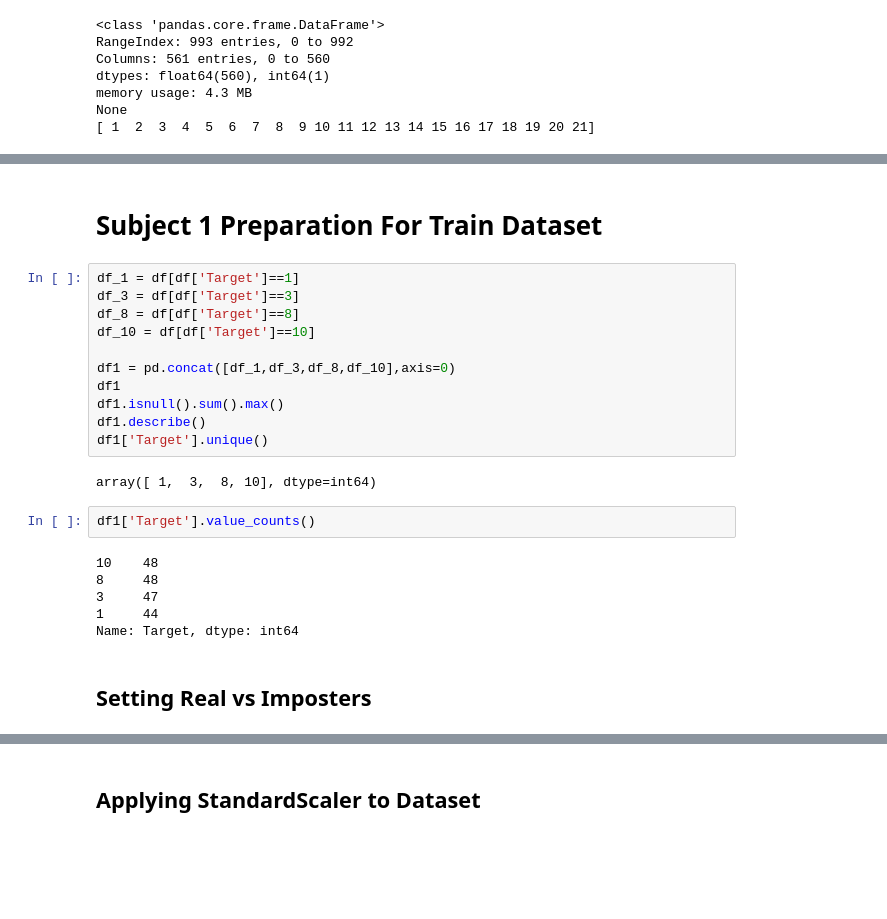
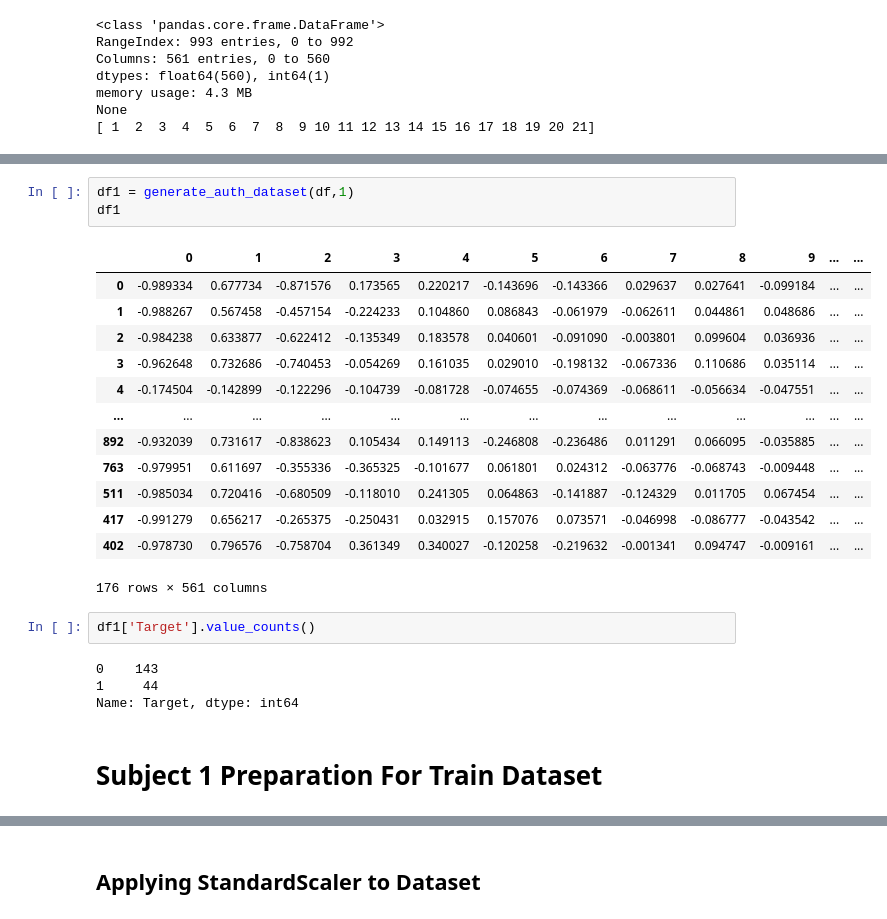
Before and after one commit to maigacribzz/EEG-Biometrics, a Jupyter notebook: Test_Biometrics.ipynb, the cells around one changed output, grey strips where cells are left out. Saved outputs shown, nothing was run; the diff lists cells and outputs as text; blank space fills up the shorter version.

```diff
--- a/Test_Biometrics.ipynb
+++ b/Test_Biometrics.ipynb
@@ -69,25 +79,25 @@ for _ in range(3):
+# %%
+df1 = generate_auth_dataset(df,1)
+df1
+# %% [output]
+|  | 0 | 1 | 2 | 3 | 4 | 5 | 6 | 7 | 8 | 9 | ... | ... |
+| 0 | -0.989334 | 0.677734 | -0.871576 | 0.173565 | 0.220217 | -0.143696 | -0.143366 | 0.029637 | 0.027641 | -0.099184 | ... | ... |
+| 1 | -0.988267 | 0.567458 | -0.457154 | -0.224233 | 0.104860 | 0.086843 | -0.061979 | -0.062611 | 0.044861 | 0.048686 | ... | ... |
+| 2 | -0.984238 | 0.633877 | -0.622412 | -0.135349 | 0.183578 | 0.040601 | -0.091090 | -0.003801 | 0.099604 | 0.036936 | ... | ... |
+| 3 | -0.962648 | 0.732686 | -0.740453 | -0.054269 | 0.161035 | 0.029010 | -0.198132 | -0.067336 | 0.110686 | 0.035114 | ... | ... |
+| 4 | -0.174504 | -0.142899 | -0.122296 | -0.104739 | -0.081728 | -0.074655 | -0.074369 | -0.068611 | -0.056634 | -0.047551 | ... | ... |
+| ... | ... | ... | ... | ... | ... | ... | ... | ... | ... | ... | ... | ... |
+| 892 | -0.932039 | 0.731617 | -0.838623 | 0.105434 | 0.149113 | -0.246808 | -0.236486 | 0.011291 | 0.066095 | -0.035885 | ... | ... |
+| 763 | -0.979951 | 0.611697 | -0.355336 | -0.365325 | -0.101677 | 0.061801 | 0.024312 | -0.063776 | -0.068743 | -0.009448 | ... | ... |
+| 511 | -0.985034 | 0.720416 | -0.680509 | -0.118010 | 0.241305 | 0.064863 | -0.141887 | -0.124329 | 0.011705 | 0.067454 | ... | ... |
+| 417 | -0.991279 | 0.656217 | -0.265375 | -0.250431 | 0.032915 | 0.157076 | 0.073571 | -0.046998 | -0.086777 | -0.043542 | ... | ... |
+| 402 | -0.978730 | 0.796576 | -0.758704 | 0.361349 | 0.340027 | -0.120258 | -0.219632 | -0.001341 | 0.094747 | -0.009161 | ... | ... |
+176 rows × 561 columns
+# %%
+df1['Target'].value_counts()
+# %% [output]
+0    143
+1     44
+Name: Target, dtype: int64
 # %% [markdown]
 # Subject 1 Preparation For Train Dataset
-# %%
-df_1 = df[df['Target']==1]
-df_3 = df[df['Target']==3]
-df_8 = df[df['Target']==8]
-df_10 = df[df['Target']==10]
-
-df1 = pd.concat([df_1,df_3,df_8,df_10],axis=0)
-df1
-df1.isnull().sum().max()
-df1.describe()
-df1['Target'].unique()
-# %% [output]
-array([ 1,  3,  8, 10], dtype=int64)
-# %%
-df1['Target'].value_counts()
-# %% [output]
-10    48
-8     48
-3     47
-1     44
-Name: Target, dtype: int64
-# %% [markdown]
-## Setting Real vs Imposters
```
Also changed, not shown: parts of 16 cells of this notebook.
